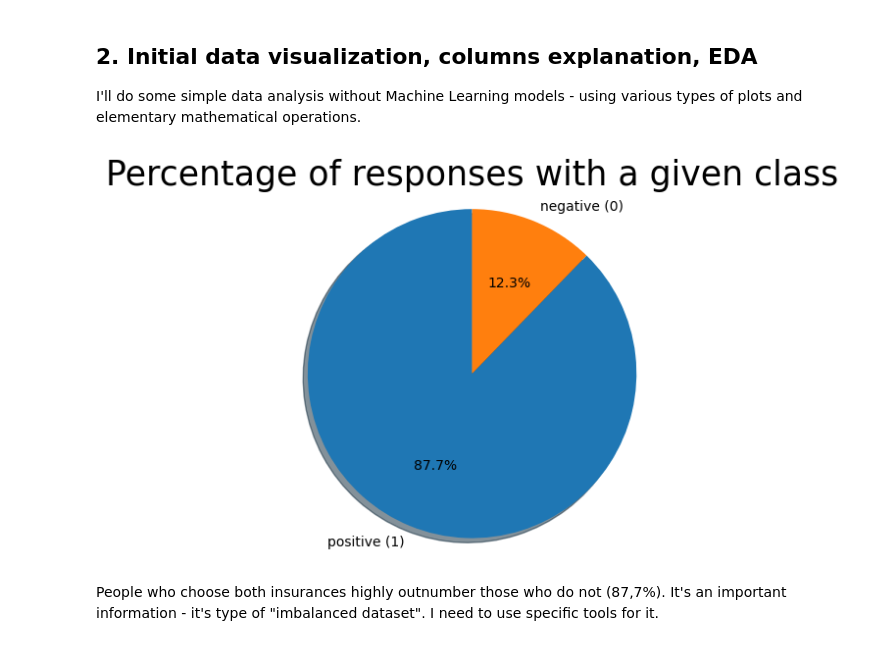
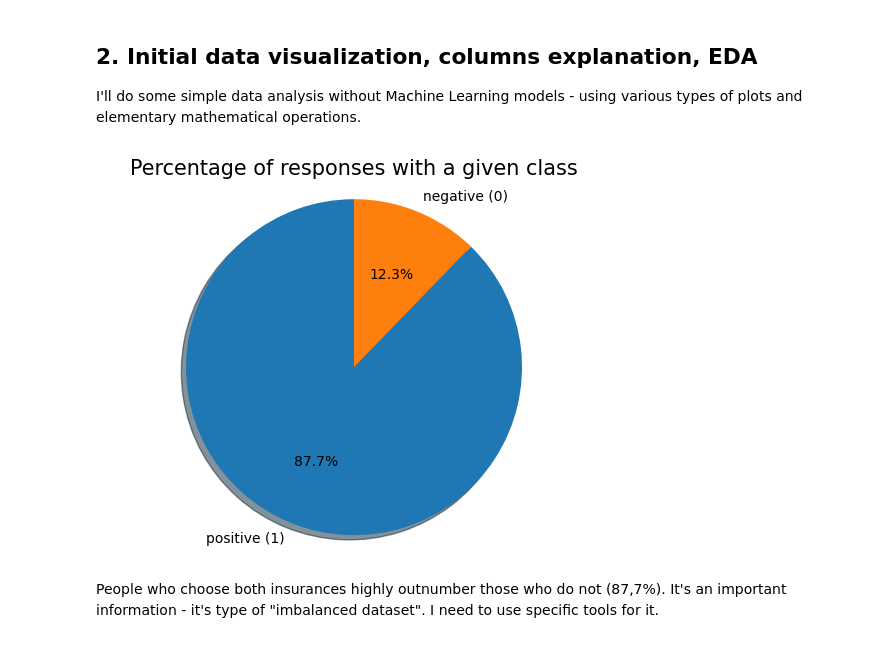
Before and after one commit to jansowa/health-insurance-cross-sell-prediction, a Jupyter notebook: article-proper-transformer.ipynb, the cells around one changed output. Cells and saved outputs as stored; diff of their text form; code cells hidden in the pictures.

```diff
--- a/article-proper-transformer.ipynb
+++ b/article-proper-transformer.ipynb
@@ -26,18 +26,18 @@ Number of rows: 381109
 ## 2. Initial data visualization, columns explanation, EDA
 
 I'll do some simple data analysis without Machine Learning models - using various types of plots and elementary mathematical operations.
-# %%
-labels = ["positive (1)", "negative (0)"]
-negative = df[df.Response == 0].size
-positive = df[df.Response == 1].size
-sizes = [negative, positive]
-fig1, ax1 = plt.subplots()
-ax1.pie(sizes, labels=labels, autopct='%1.1f%%', shadow=True, startangle=90)
-ax1.axis('equal')
-plt.title("Percentage of responses with a given class", fontsize=25)
-plt.show()
-# %% [output]
-[figure, removed]
+# %%
+labels = ["positive (1)", "negative (0)"]
+negative = df[df.Response == 0].size
+positive = df[df.Response == 1].size
+sizes = [negative, positive]
+fig1, ax1 = plt.subplots()
+ax1.pie(sizes, labels=labels, autopct='%1.1f%%', shadow=True, startangle=90)
+ax1.axis('equal')
+plt.title("Percentage of responses with a given class", fontsize=15)
+plt.show()
+# %% [output]
+[figure, added]
 # %% [markdown]
 People who choose both insurances highly outnumber those who do not (87,7%). It's an important information - it's type of "imbalanced dataset". I need to use specific tools for it.
 # %%
```
Also changed, not shown: parts of 17 cells of this notebook.
